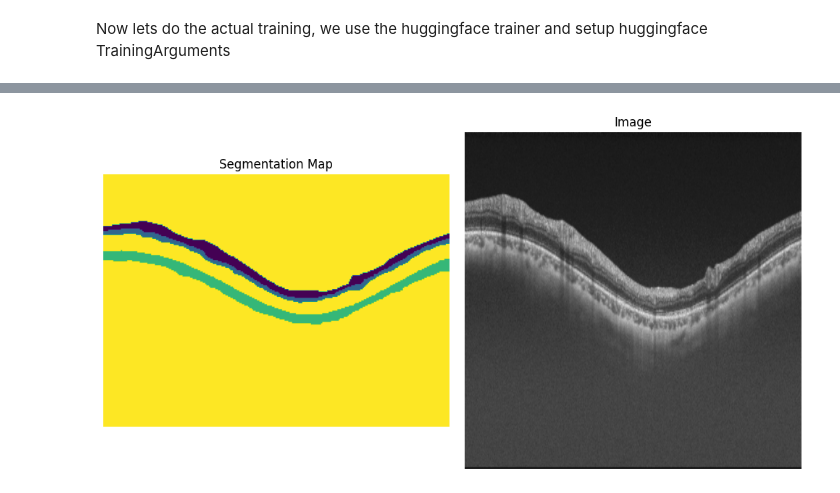
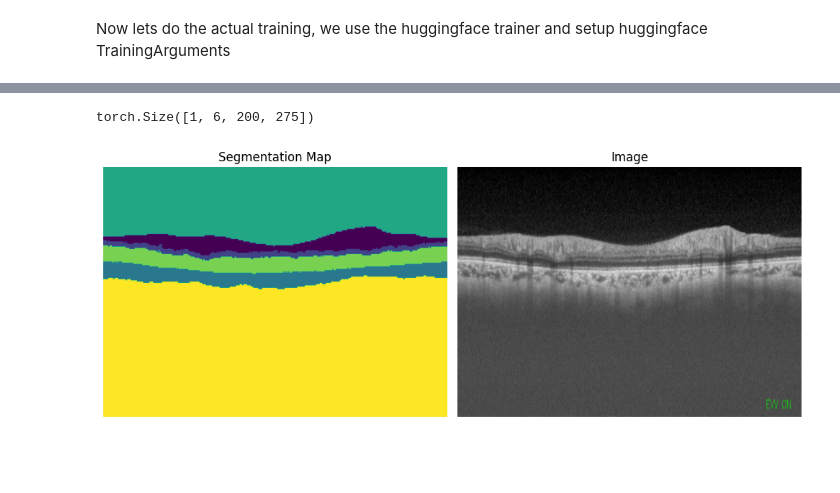
Before and after one commit to jonathan-gerb/Retinal-OCT-Segmentation, a Jupyter notebook: notebooks/test_training_hf.ipynb, the cells around one changed output, grey strips where cells are left out. Drawn from its saved outputs; the diff is of its cells as text; code cells hidden in the pictures; blank space fills up the shorter version.

```diff
--- a/notebooks/test_training_hf.ipynb
+++ b/notebooks/test_training_hf.ipynb
@@ -135,7 +145,17 @@ model = SegformerForSemanticSegmentation.from_pretrained("nvidia/segformer-b0-fi
 
 # modify model to have right number of classes
 in_channels = model.decode_head.classifier.in_channels
-model.decode_head.classifier = torch.nn.Conv2d(in_channels, 4, kernel_size=(1,1), stride=(1,1))
+model.decode_head.classifier = torch.nn.Conv2d(in_channels, 6, kernel_size=(1,1), stride=(1,1))
+
+### APPLE VIT IMAGE PROCESSOR MOBILE (very small)
+
+# from transformers import MobileViTImageProcessor, MobileViTForSemanticSegmentation
+# feature_extractor = MobileViTImageProcessor.from_pretrained("apple/deeplabv3-mobilevit-xx-small", do_resize=False)
+# model = MobileViTForSemanticSegmentation.from_pretrained("apple/deeplabv3-mobilevit-xx-small")
+
+# # overwrite head
+# in_channels = model.segmentation_head.classifier.convolution.in_channels
+# model.segmentation_head.classifier.convolution = torch.nn.Conv2d(in_channels, 6, kernel_size=(1, 1), stride=(1, 1))
 # %%
 # transforms that will be applied to the input image, not used right now as we're using the feature_extractor, but could be useful later.
 # transform = A.Compose(
@@ -221,7 +276,7 @@ Now lets do the actual training, we use the huggingface trainer and setup huggin
 # %%
 epochs = 5 # enough epochs to get reasonably stable convergence with this learning rate
 lr = 0.0006 # pretty randomly set, I made it one order of magnitude higher than the default
-batch_size = 2 # change when gpu is bigger
+batch_size = 4 # change when gpu is bigger
 
 # not used yet
 hub_model_id = "segformer-b0-finetuned-segments-fundus-oct"
@@ -243,8 +298,8 @@ training_args = TrainingArguments(
     evaluation_strategy="steps",
     remove_unused_columns=False,
     save_strategy="steps",
-    save_steps=25,
-    eval_steps=25,
+    save_steps=100,
+    eval_steps=100,
     logging_steps=1,
     eval_accumulation_steps=5,
     load_best_model_at_end=True,
@@ -452,33 +411,34 @@ KeyboardInterrupt:
 # %%
 # take a random test image and show the result. should probably take this from the actual test dataset we constructed earlier
 
-test_image_path = "/mnt/mass_storage/master_ai/GOALS/Test/Image/0209.png"
-image = Image.open(test_image_path).resize((640,640))
+test_image_path = "/mnt/mass_storage/master_ai/GOALS/Test/Image/0201.png"
+image = Image.open(test_image_path).resize((TARGET_IMAGE_SIZE[1], TARGET_IMAGE_SIZE[0]))
 
 inputs = feature_extractor(images=image, return_tensors="pt").to("cuda:0")
 
 logits = trainer.model(**inputs).logits
-
+print(logits.shape)
 segmap = logits.argmax(dim=1).squeeze().cpu().numpy()
 
 # Create a figure with 2 subplots side by side
 fig, (ax1, ax2) = plt.subplots(1, 2, figsize=(10, 5))  # You can adjust the figsize as needed
 
 # Plot the segmentation map on the first subplot
 ax1.imshow(segmap)
 ax1.set_title('Segmentation Map')
 ax1.axis('off')  # Hide the axis
 
 # Plot the image on the second subplot
 ax2.imshow(image)
 ax2.set_title('Image')
 ax2.axis('off')  # Hide the axis
 
 # Show the figure
 plt.tight_layout()  # Adjust spacing between subplots
 plt.show()
 # %% [output]
+torch.Size([1, 6, 200, 275])
-[figure, old version]
+[figure, new version]
 # %%
 img_for_plotting = inputs["pixel_values"].cpu().squeeze().numpy()
 
```
Also changed, not shown: parts of 9 cells of this notebook.
